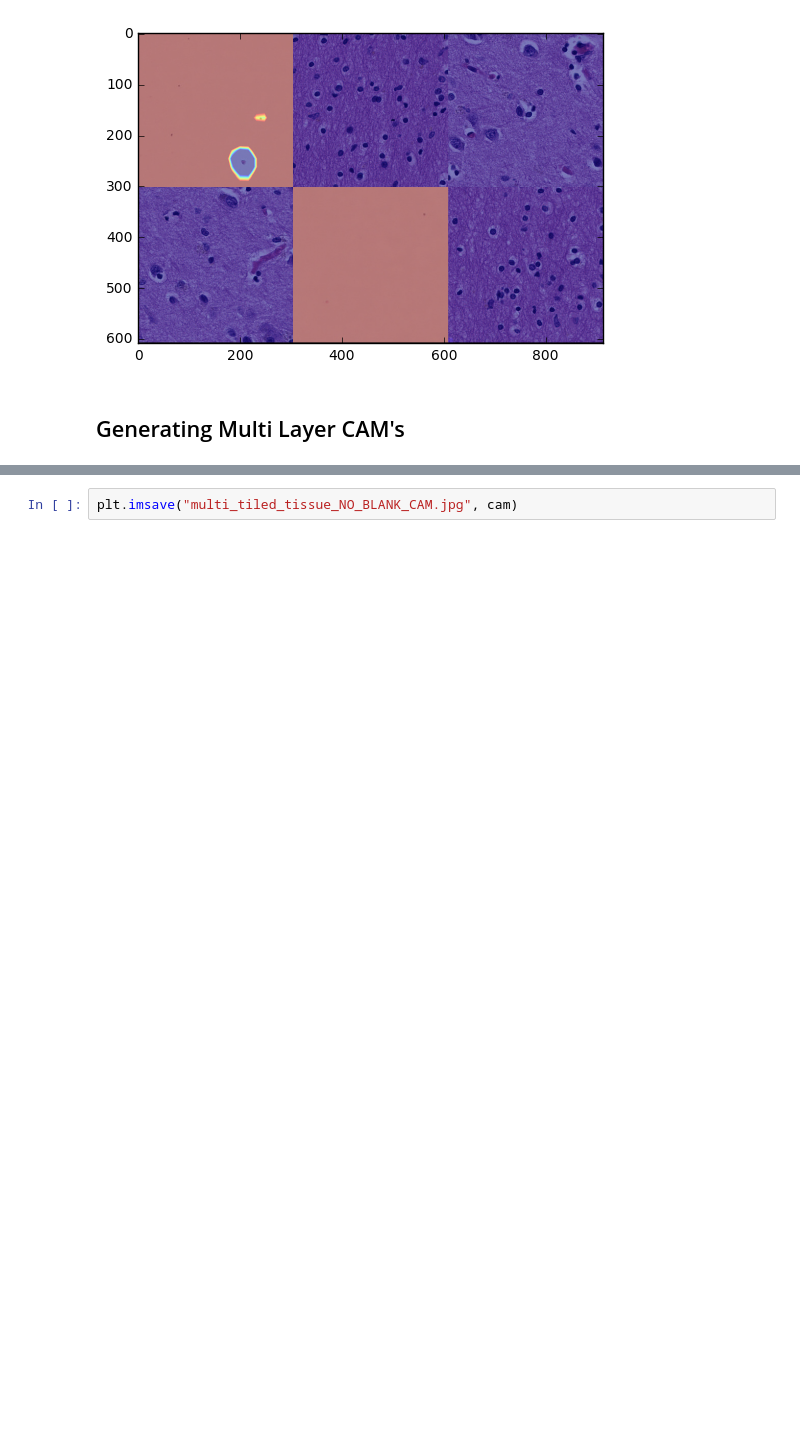
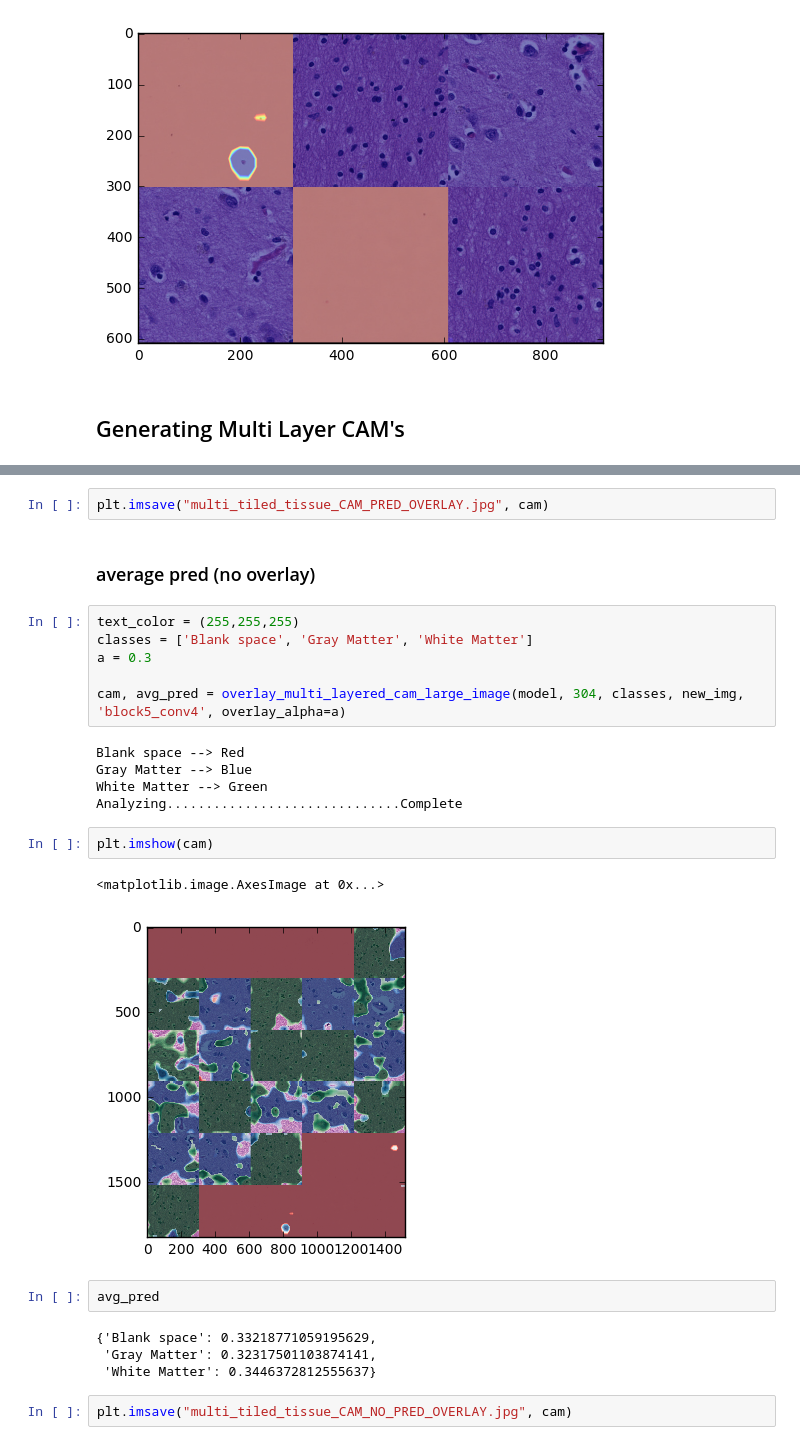
Before and after one commit to kevinfaust0308/BrainTissueCNN-CAM, a Jupyter notebook: Using custom LARGE-IMAGE-COMPAT CAM on brain tissues.ipynb, the cells around one changed output, grey strips where cells are left out. Cells and saved outputs as stored; diff of their text form; blank space fills up the shorter version.

```diff
--- a/Using custom LARGE-IMAGE-COMPAT CAM on brain tissues.ipynb
+++ b/Using custom LARGE-IMAGE-COMPAT CAM on brain tissues.ipynb
@@ -127,2 +139,28 @@ plt.imshow(cam)
 # %%
-plt.imsave("multi_tiled_tissue_NO_BLANK_CAM.jpg", cam)
+plt.imsave("multi_tiled_tissue_CAM_PRED_OVERLAY.jpg", cam)
+# %% [markdown]
+### average pred (no overlay)
+# %%
+text_color = (255,255,255)
+classes = ['Blank space', 'Gray Matter', 'White Matter']
+a = 0.3
+
+cam, avg_pred = overlay_multi_layered_cam_large_image(model, 304, classes, new_img, 'block5_conv4', overlay_alpha=a)
+# %% [output]
+Blank space --> Red
+Gray Matter --> Blue
+White Matter --> Green
+Analyzing..............................Complete
+# %%
+plt.imshow(cam)
+# %% [output]
+<matplotlib.image.AxesImage at 0x...>
+[figure, added]
+# %%
+avg_pred
+# %% [output]
+{'Blank space': 0.33218771059195629,
+ 'Gray Matter': 0.32317501103874141,
+ 'White Matter': 0.3446372812555637}
+# %%
+plt.imsave("multi_tiled_tissue_CAM_NO_PRED_OVERLAY.jpg", cam)
```
Also changed, not shown: parts of 10 cells of this notebook, 7 other files.
